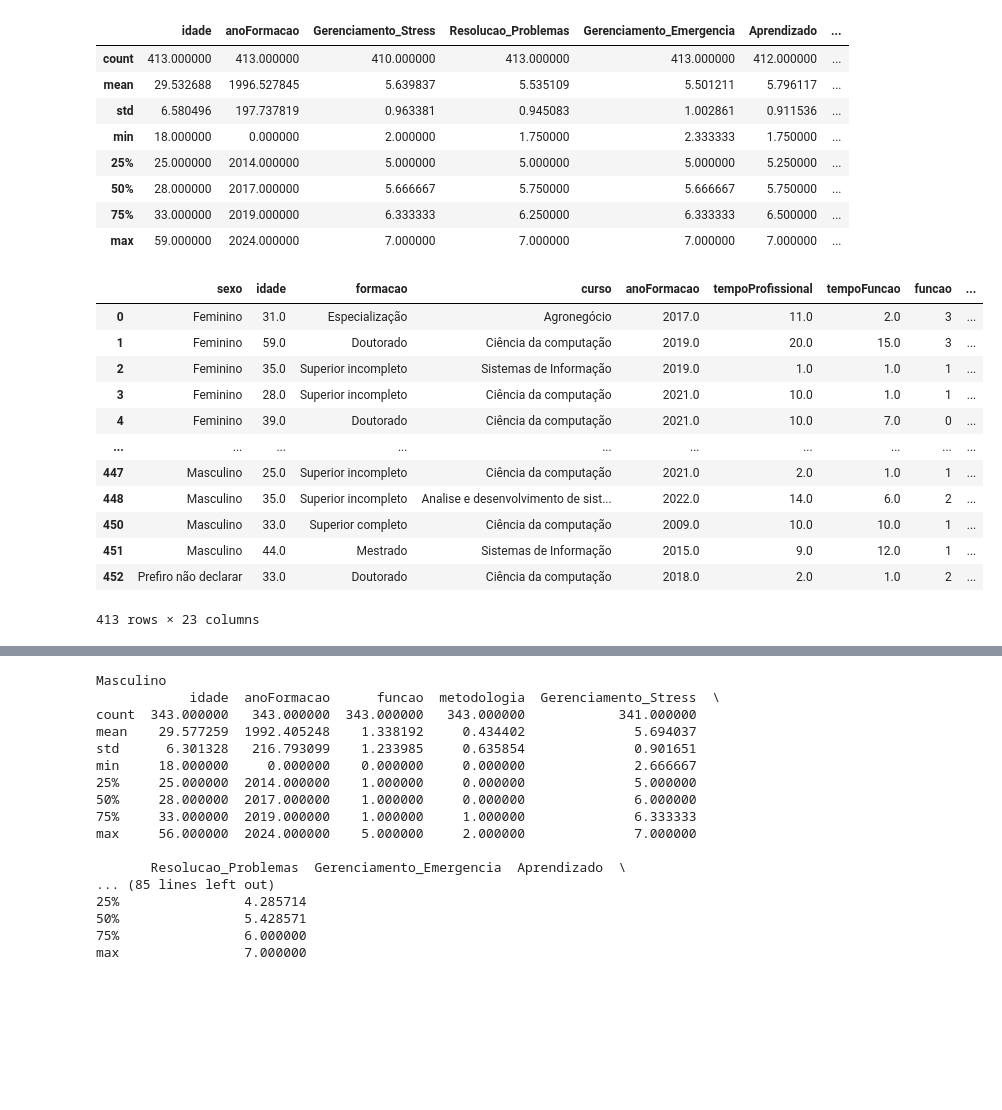
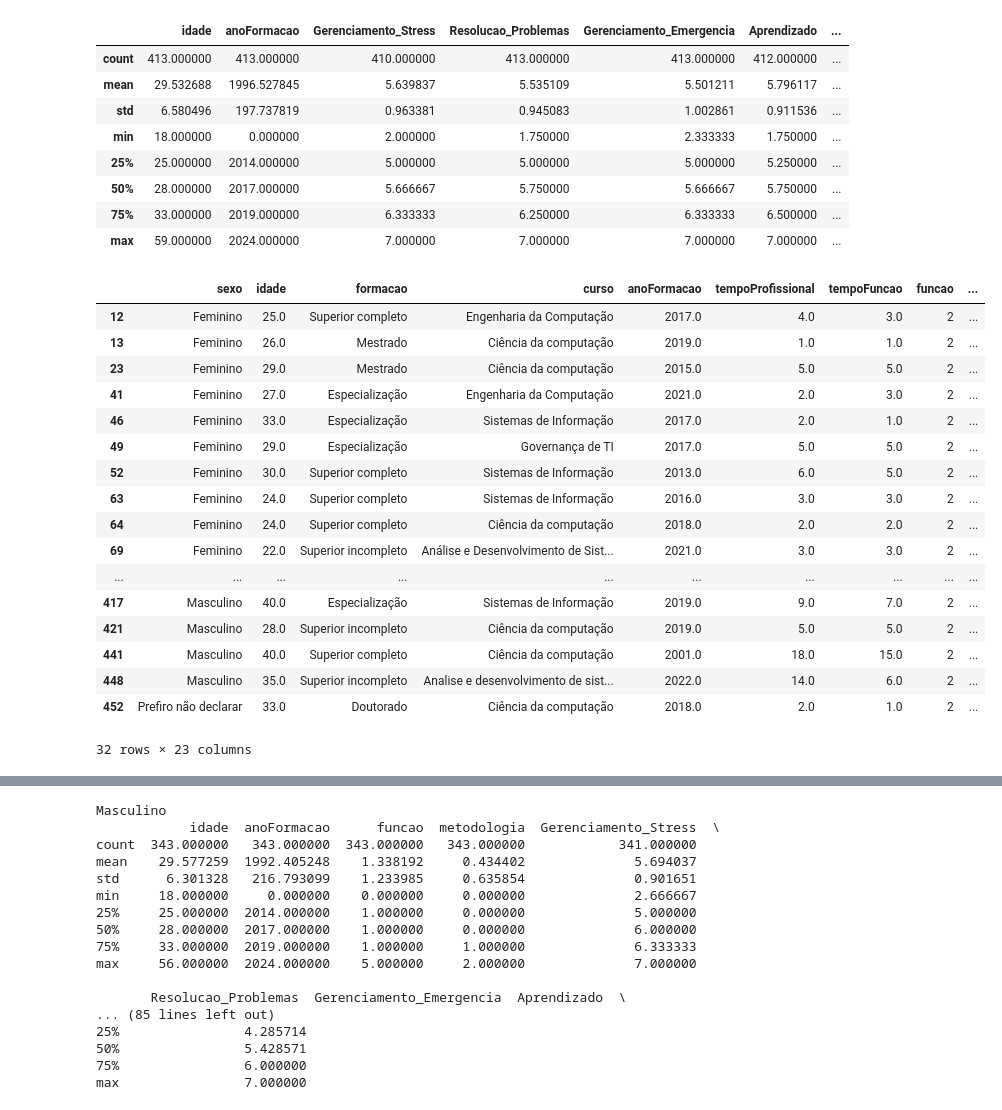
Before and after one commit to dan1lo/PesquisaDoutoradoPosDiferencas, a Jupyter notebook: pesquisa_sexo_completo_base_R.ipynb, the cells around one changed output, grey strips where cells are left out. Saved outputs shown, nothing was run; the diff lists cells and outputs as text; code cells hidden in the pictures; blank space fills up the shorter version.

```diff
--- a/pesquisa_sexo_completo_base_R.ipynb
+++ b/pesquisa_sexo_completo_base_R.ipynb
@@ -140,19 +190,28 @@ def mudaFuncao(funcao):
 
 dados['funcao'] = dados['funcao'].apply(mudaFuncao)
 dados['metodologia'] = dados['metodologia'].apply(mudaMetodologia)
-# %%
-dados
-# %% [output]
-|  | sexo | idade | formacao | curso | anoFormacao | tempoProfissional | tempoFuncao | funcao | ... |
-| 0 | Feminino | 31.0 | Especialização | Agronegócio | 2017.0 | 11.0 | 2.0 | 3 | ... |
-| 1 | Feminino | 59.0 | Doutorado | Ciência da computação | 2019.0 | 20.0 | 15.0 | 3 | ... |
-| 2 | Feminino | 35.0 | Superior incompleto | Sistemas de Informação | 2019.0 | 1.0 | 1.0 | 1 | ... |
-| 3 | Feminino | 28.0 | Superior incompleto | Ciência da computação | 2021.0 | 10.0 | 1.0 | 1 | ... |
-| 4 | Feminino | 39.0 | Doutorado | Ciência da computação | 2021.0 | 10.0 | 7.0 | 0 | ... |
-| ... | ... | ... | ... | ... | ... | ... | ... | ... | ... |
-| 447 | Masculino | 25.0 | Superior incompleto | Ciência da computação | 2021.0 | 2.0 | 1.0 | 1 | ... |
-| 448 | Masculino | 35.0 | Superior incompleto | Analise e desenvolvimento de sist... | 2022.0 | 14.0 | 6.0 | 2 | ... |
-| 450 | Masculino | 33.0 | Superior completo | Ciência da computação | 2009.0 | 10.0 | 10.0 | 1 | ... |
-| 451 | Masculino | 44.0 | Mestrado | Sistemas de Informação | 2015.0 | 9.0 | 12.0 | 1 | ... |
-| 452 | Prefiro não declarar | 33.0 | Doutorado | Ciência da computação | 2018.0 | 2.0 | 1.0 | 2 | ... |
-413 rows × 23 columns
+# %%
+#dados.query('funcao == 0') # Analista
+#dados.query('funcao == 1') # dev
+dados.query('funcao == 2') # tester
+#dados.query('funcao == 3') # gerente
+#dados.query('funcao == 5') # outros
+# %% [output]
+|  | sexo | idade | formacao | curso | anoFormacao | tempoProfissional | tempoFuncao | funcao | ... |
+| 12 | Feminino | 25.0 | Superior completo | Engenharia da Computação | 2017.0 | 4.0 | 3.0 | 2 | ... |
+| 13 | Feminino | 26.0 | Mestrado | Ciência da computação | 2019.0 | 1.0 | 1.0 | 2 | ... |
+| 23 | Feminino | 29.0 | Mestrado | Ciência da computação | 2015.0 | 5.0 | 5.0 | 2 | ... |
+| 41 | Feminino | 27.0 | Especialização | Engenharia da Computação | 2021.0 | 2.0 | 3.0 | 2 | ... |
+| 46 | Feminino | 33.0 | Especialização | Sistemas de Informação | 2017.0 | 2.0 | 1.0 | 2 | ... |
+| 49 | Feminino | 29.0 | Especialização | Governança de TI | 2017.0 | 5.0 | 5.0 | 2 | ... |
+| 52 | Feminino | 30.0 | Superior completo | Sistemas de Informação | 2013.0 | 6.0 | 5.0 | 2 | ... |
+| 63 | Feminino | 24.0 | Superior completo | Sistemas de Informação | 2016.0 | 3.0 | 3.0 | 2 | ... |
+| 64 | Feminino | 24.0 | Superior completo | Ciência da computação | 2018.0 | 2.0 | 2.0 | 2 | ... |
+| 69 | Feminino | 22.0 | Superior incompleto | Análise e Desenvolvimento de Sist... | 2021.0 | 3.0 | 3.0 | 2 | ... |
+| ... | ... | ... | ... | ... | ... | ... | ... | ... | ... |
+| 417 | Masculino | 40.0 | Especialização | Sistemas de Informação | 2019.0 | 9.0 | 7.0 | 2 | ... |
+| 421 | Masculino | 28.0 | Superior incompleto | Ciência da computação | 2019.0 | 5.0 | 5.0 | 2 | ... |
+| 441 | Masculino | 40.0 | Superior completo | Ciência da computação | 2001.0 | 18.0 | 15.0 | 2 | ... |
+| 448 | Masculino | 35.0 | Superior incompleto | Analise e desenvolvimento de sist... | 2022.0 | 14.0 | 6.0 | 2 | ... |
+| 452 | Prefiro não declarar | 33.0 | Doutorado | Ciência da computação | 2018.0 | 2.0 | 1.0 | 2 | ... |
+32 rows × 23 columns
```
Also changed, not shown: parts of 9 cells of this notebook, 1 other file.
